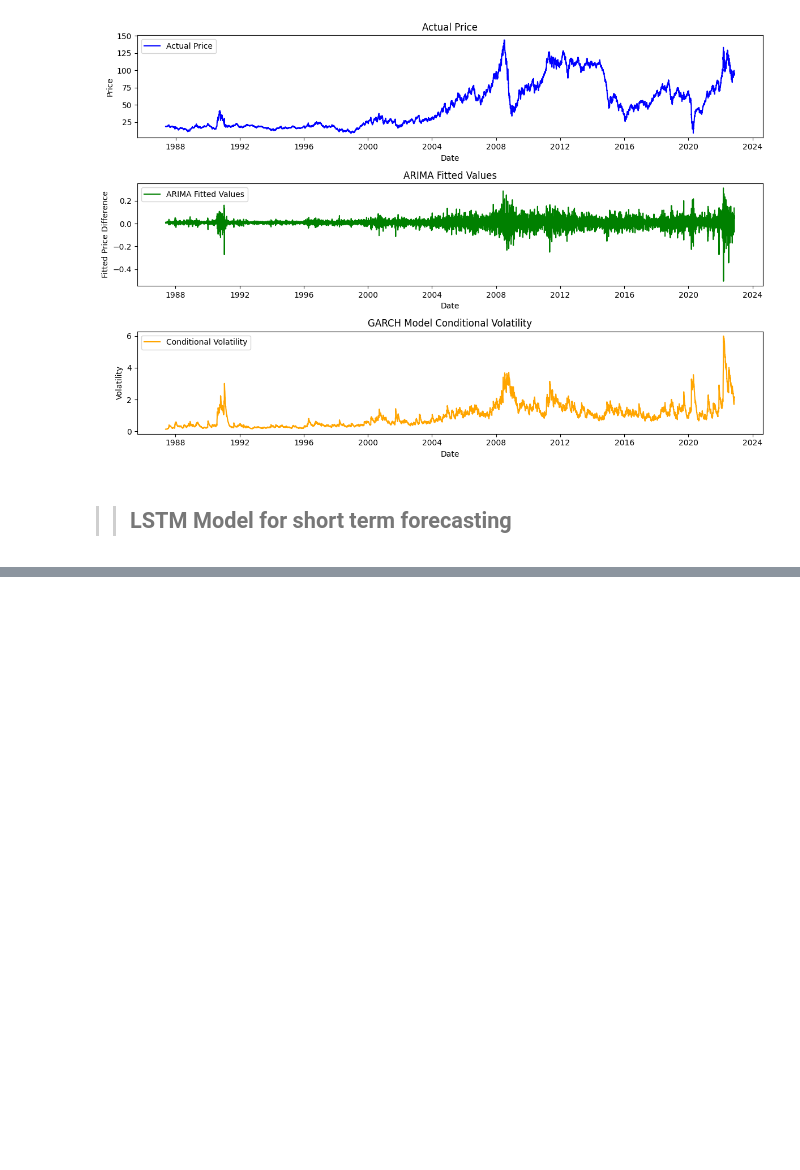
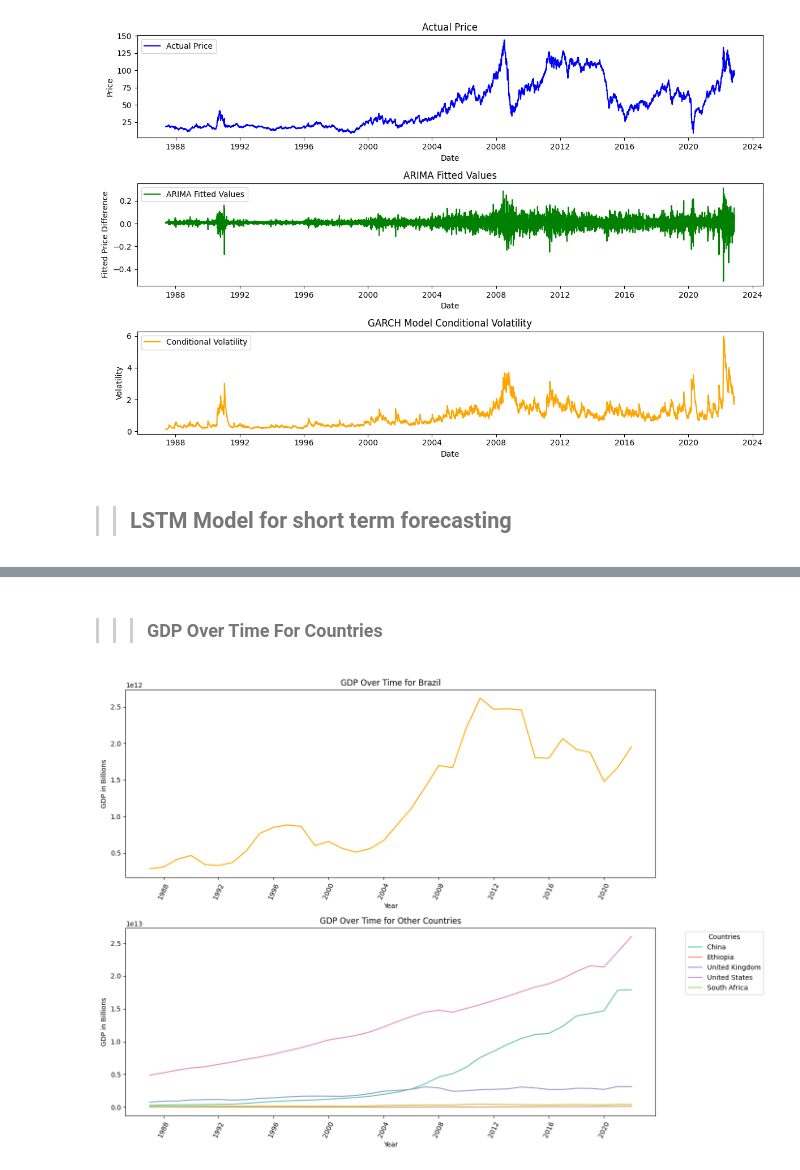
Before and after one commit to hanaDemma/Change_point_analysis_and_statistical_modelling-, a Jupyter notebook: notebooks/change_point_analysis.ipynb, the cells around one changed output, grey strips where cells are left out. Saved outputs shown, nothing was run; the diff lists cells and outputs as text; code cells hidden in the pictures; blank space fills up the shorter version.

```diff
--- a/notebooks/change_point_analysis.ipynb
+++ b/notebooks/change_point_analysis.ipynb
@@ -423,0 +424,7 @@ Epoch 10/10
+# %% [markdown]
+>>> ### GDP Over Time For Countries
+# %%
+from scripts.additional_data import *
+gdp_data = gdp_data(start_date,end_date)
+# %% [output]
+[figure, added]
```
Also changed, not shown: parts of 6 cells of this notebook, 1 other file.
